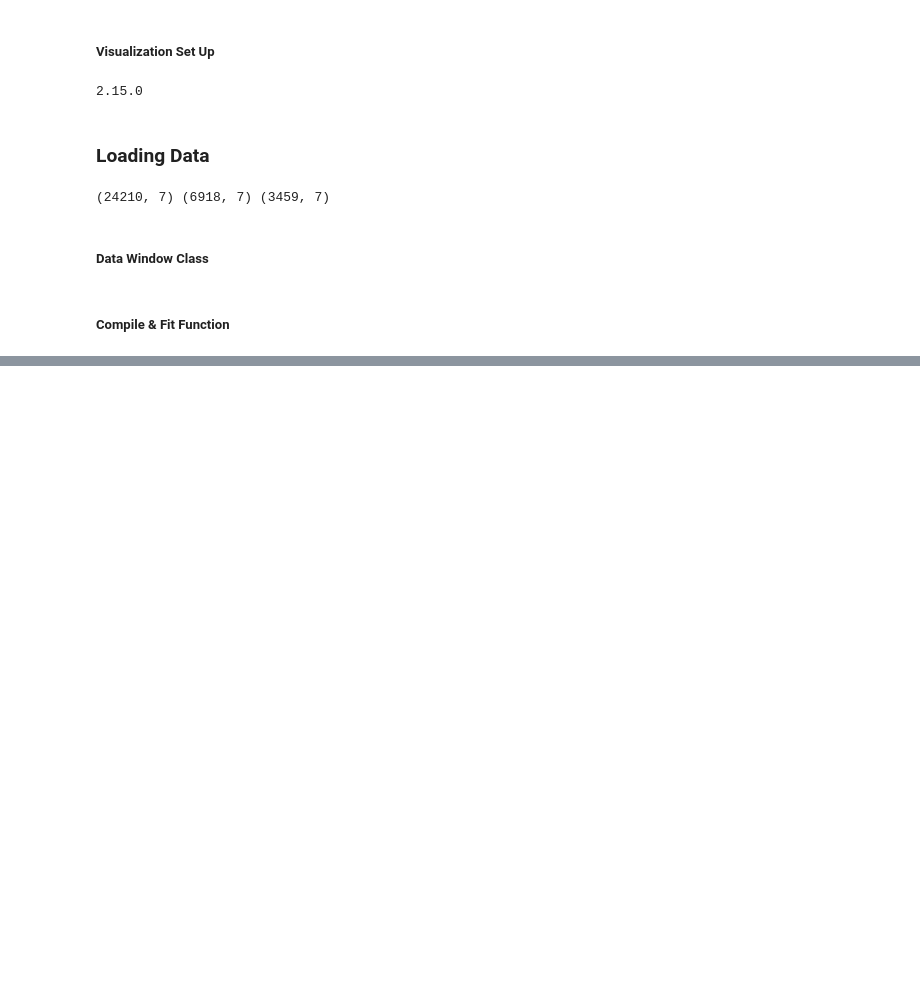
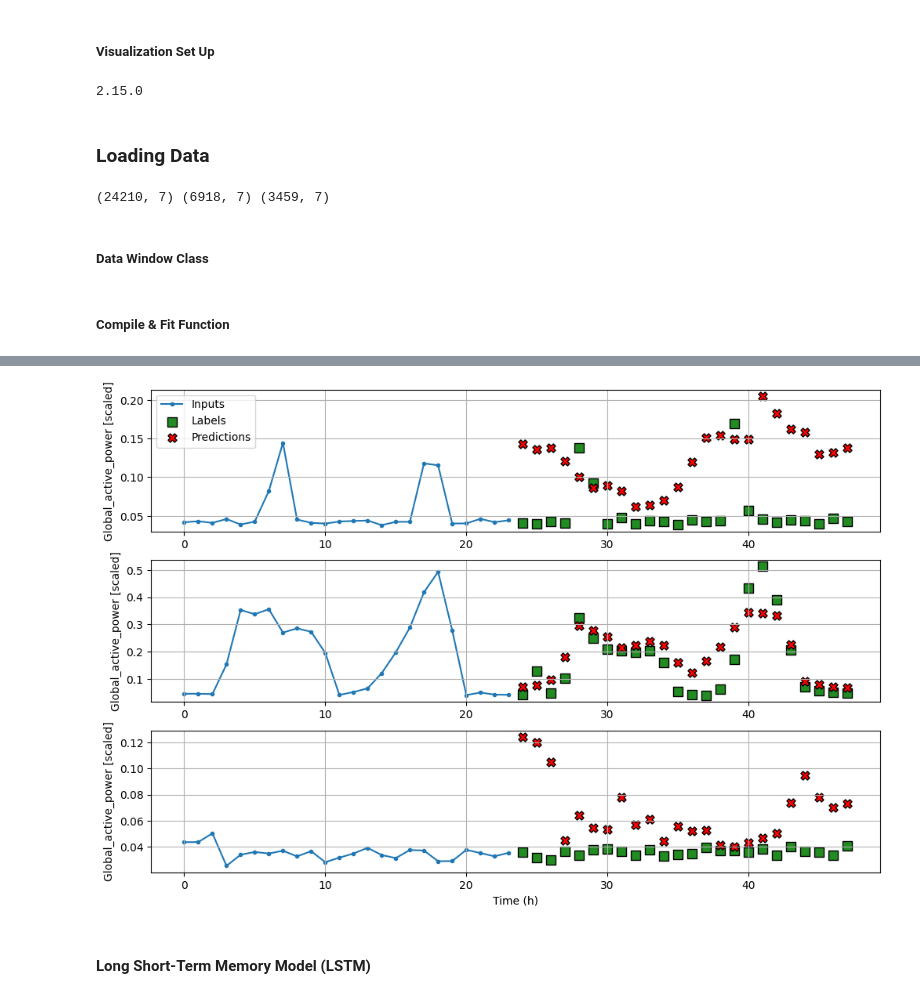
Before and after one commit to joakor89/Time_series_in_python, a Jupyter notebook: chap_18/electricpower_hh.ipynb, the cells around one changed output, grey strips where cells are left out. Drawn from its saved outputs; the diff is of its cells as text; code cells hidden in the pictures; blank space fills up the shorter version.

```diff
--- a/chap_18/electricpower_hh.ipynb
+++ b/chap_18/electricpower_hh.ipynb
@@ -189,0 +288,13 @@ column_indices = {name: i for i, name in enumerate(train_df.columns)}
+# %%
+# DNN Model Set-Up
+dense = Sequential([
+    Dense(64, activation='relu'),
+    Dense(64, activation='relu'),
+    Dense(1, kernel_initializer=tf.initializers.zeros),
+])
+
+# Model Training
+history = compile_and_fit(dense, multi_window)
+
+val_performance['Dense'] = dense.evaluate(multi_window.val)
+performance['Dense'] = dense.evaluate(multi_window.test, verbose=0)
@@ -189,0 +319,6 @@ column_indices = {name: i for i, name in enumerate(train_df.columns)}
+# %%
+multi_window.plot(dense)
+# %% [output]
+[figure, added]
+# %% [markdown]
+#### Long Short-Term Memory Model (LSTM)
```
Also changed, not shown: parts of 31 cells of this notebook, 1 other file.
